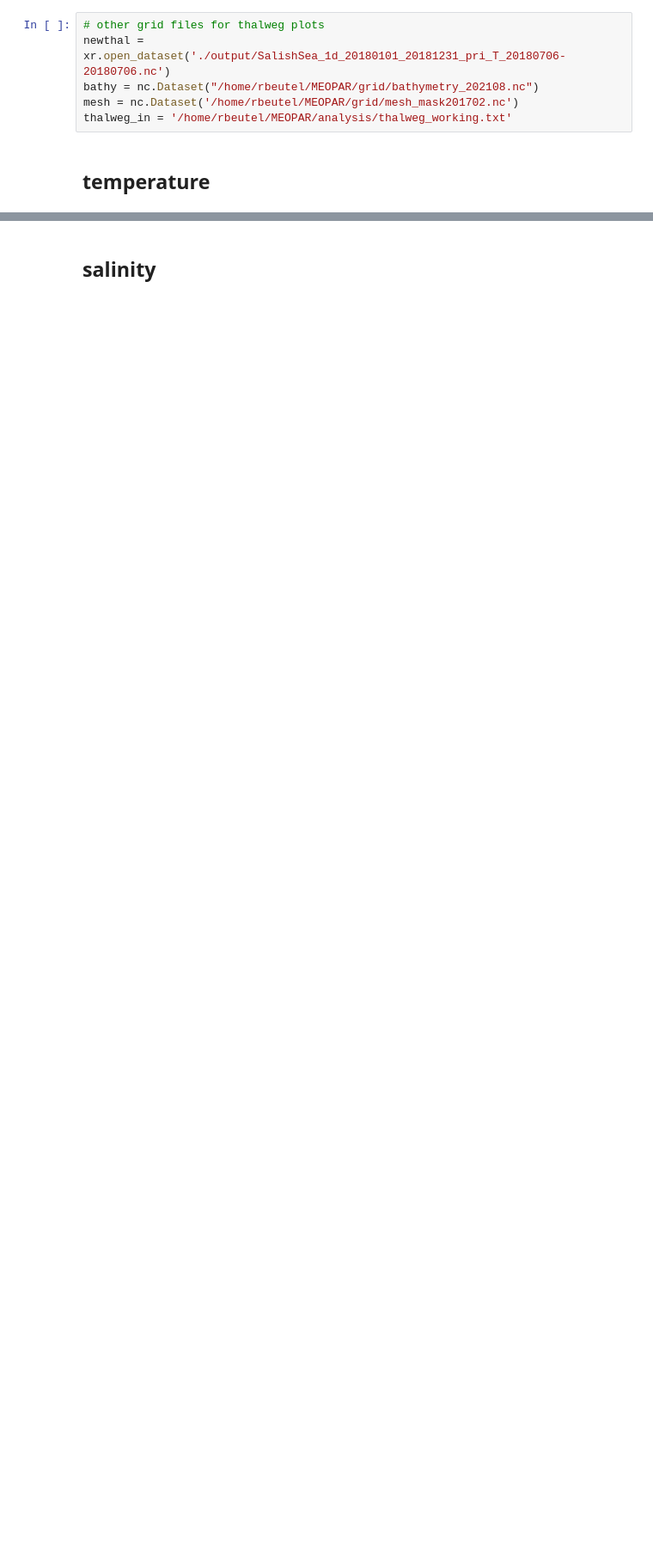
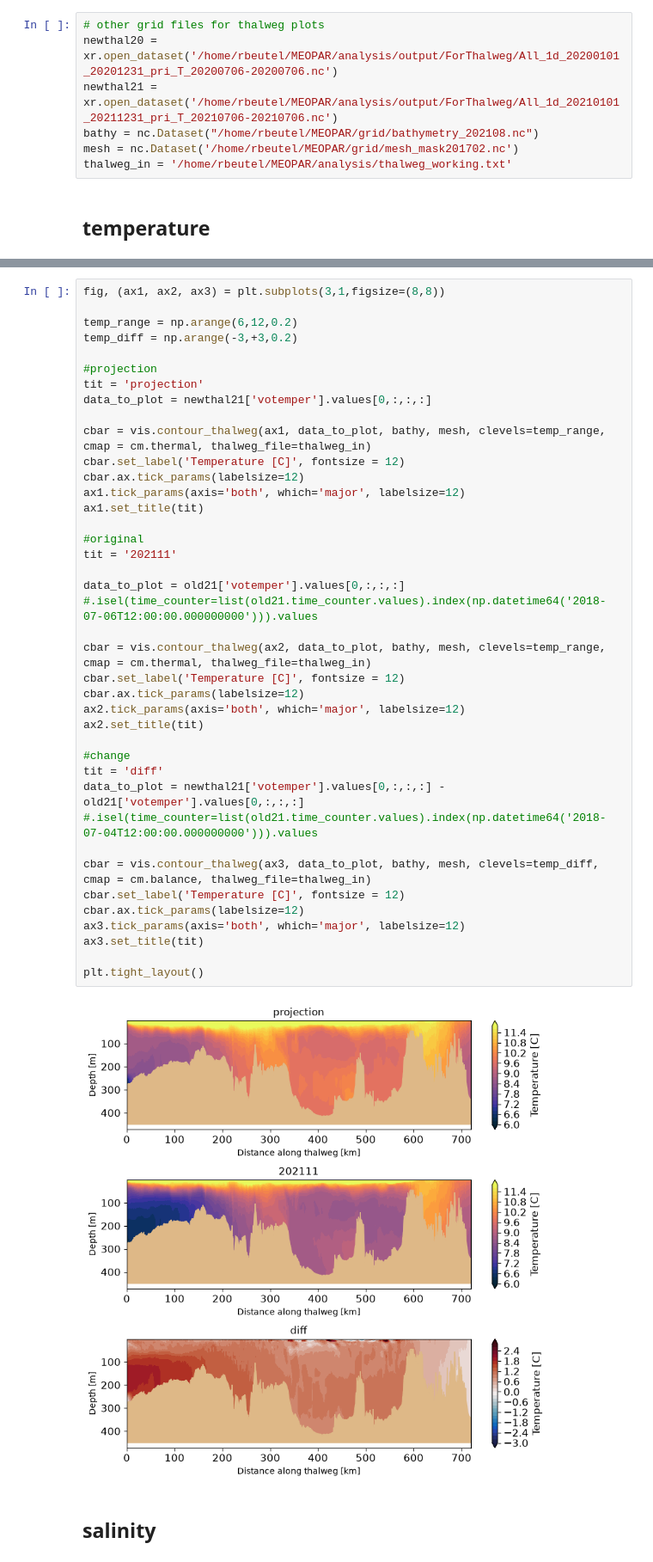
Before and after one commit to rbeutel/SSprojection-analysis, a Jupyter notebook: check copy.ipynb, the cells around one changed output, grey strips where cells are left out. Shown at 86% size. Cells and saved outputs as stored; diff of their text form; blank space fills up the shorter version.

```diff
--- a/check copy.ipynb
+++ b/check copy.ipynb
@@ -84,6 +122,7 @@ csg50_2019spin = pd.read_csv('/home/rbeutel/MEOPAR/analysis/output/csg_50m_All20
 # %%
 # other grid files for thalweg plots
-newthal = xr.open_dataset('./output/SalishSea_1d_20180101_20181231_pri_T_20180706-20180706.nc')
+newthal20 = xr.open_dataset('/home/rbeutel/MEOPAR/analysis/output/ForThalweg/All_1d_20200101_20201231_pri_T_20200706-20200706.nc')
+newthal21 = xr.open_dataset('/home/rbeutel/MEOPAR/analysis/output/ForThalweg/All_1d_20210101_20211231_pri_T_20210706-20210706.nc')
 bathy = nc.Dataset("/home/rbeutel/MEOPAR/grid/bathymetry_202108.nc")
 mesh = nc.Dataset('/home/rbeutel/MEOPAR/grid/mesh_mask201702.nc')
 thalweg_in = '/home/rbeutel/MEOPAR/analysis/thalweg_working.txt'
@@ -170,3 +226,43 @@ plt.tight_layout()
+# %%
+fig, (ax1, ax2, ax3) = plt.subplots(3,1,figsize=(8,8))
+
+temp_range = np.arange(6,12,0.2)
+temp_diff = np.arange(-3,+3,0.2)
+
+#projection
+tit = 'projection'
+data_to_plot = newthal21['votemper'].values[0,:,:,:]
+
+cbar = vis.contour_thalweg(ax1, data_to_plot, bathy, mesh, clevels=temp_range, cmap = cm.thermal, thalweg_file=thalweg_in)
+cbar.set_label('Temperature [C]', fontsize = 12)
+cbar.ax.tick_params(labelsize=12)
+ax1.tick_params(axis='both', which='major', labelsize=12)
+ax1.set_title(tit)
+
+#original
+tit = '202111'
+
+data_to_plot = old21['votemper'].values[0,:,:,:] #.isel(time_counter=list(old21.time_counter.values).index(np.datetime64('2018-07-06T12:00:00.000000000'))).values
+
+cbar = vis.contour_thalweg(ax2, data_to_plot, bathy, mesh, clevels=temp_range, cmap = cm.thermal, thalweg_file=thalweg_in)
+cbar.set_label('Temperature [C]', fontsize = 12)
+cbar.ax.tick_params(labelsize=12)
+ax2.tick_params(axis='both', which='major', labelsize=12)
+ax2.set_title(tit)
+
+#change
+tit = 'diff'
+data_to_plot = newthal21['votemper'].values[0,:,:,:] - old21['votemper'].values[0,:,:,:] #.isel(time_counter=list(old21.time_counter.values).index(np.datetime64('2018-07-04T12:00:00.000000000'))).values
+
+cbar = vis.contour_thalweg(ax3, data_to_plot, bathy, mesh, clevels=temp_diff, cmap = cm.balance, thalweg_file=thalweg_in)
+cbar.set_label('Temperature [C]', fontsize = 12)
+cbar.ax.tick_params(labelsize=12)
+ax3.tick_params(axis='both', which='major', labelsize=12)
+ax3.set_title(tit)
+
+plt.tight_layout()
+# %% [output]
+[figure, added]
 # %% [markdown]
 ## salinity
 # %%
```
Also changed, not shown: parts of 10 cells of this notebook, 7 other files.
